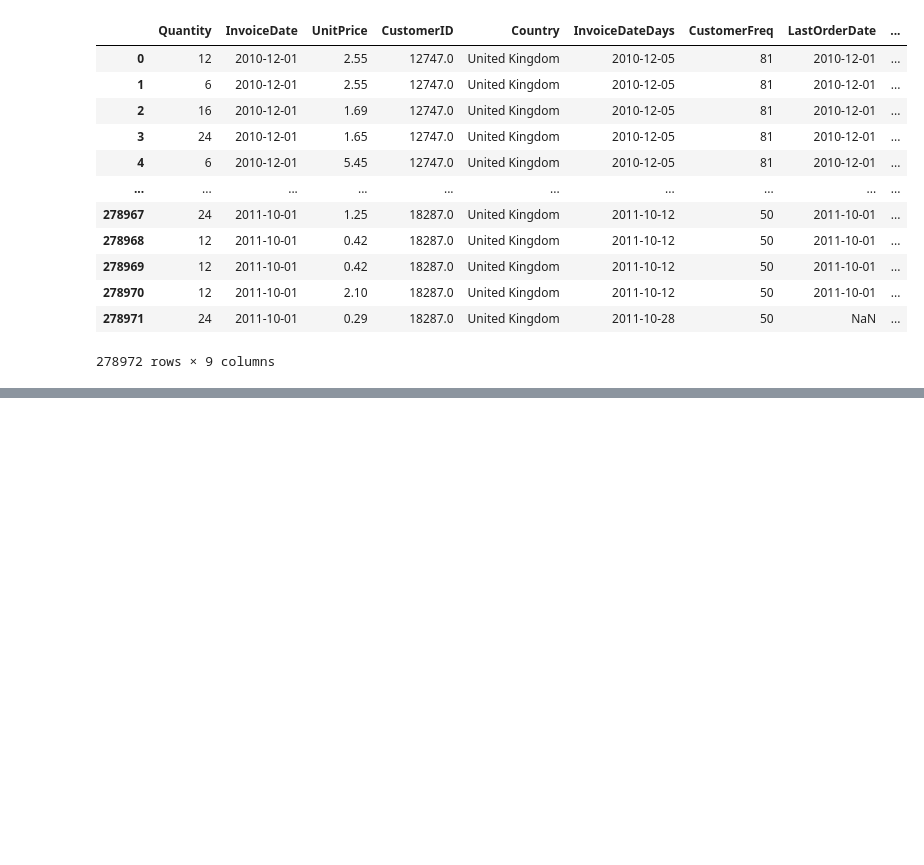
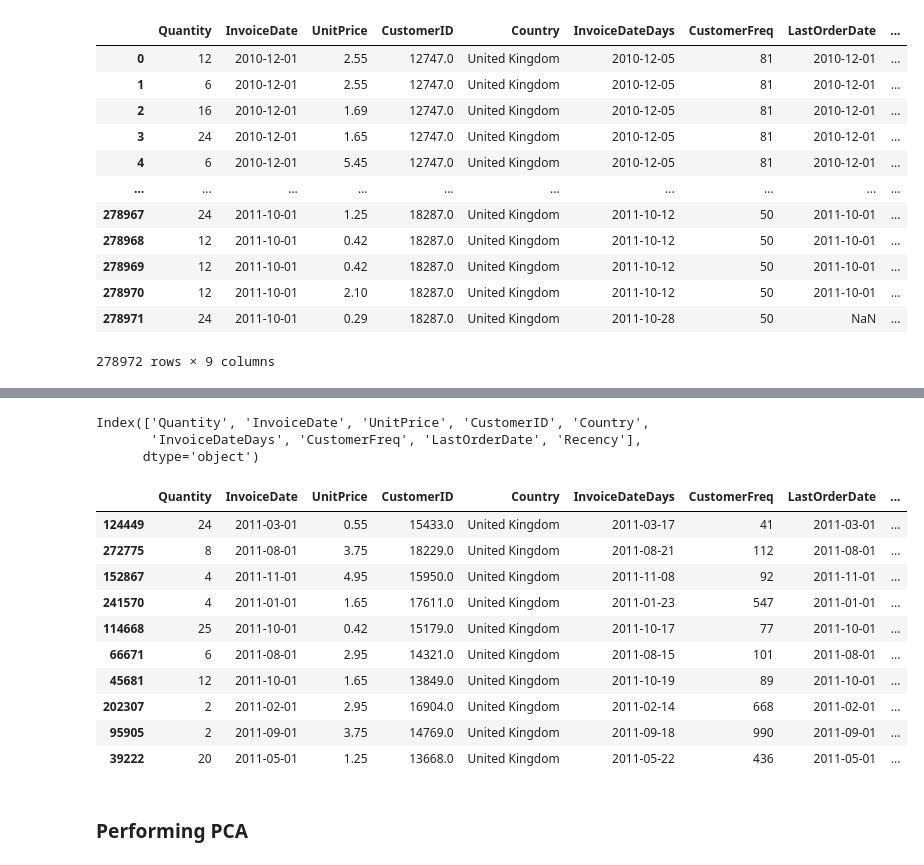
Before and after one commit to MoHassan01/Customer-segmentation, a Jupyter notebook: model.ipynb, the cells around one changed output, grey strips where cells are left out. Drawn from its saved outputs; the diff is of its cells as text; code cells hidden in the pictures; blank space fills up the shorter version.

```diff
--- a/model.ipynb
+++ b/model.ipynb
@@ -34,3 +35,34 @@ dtype: int64
 # %%
 # Dropping 3k Recency and LastOrderDate null values
 df.dropna(inplace=True)
+# %%
+df.columns
+# %% [output]
+Index(['Quantity', 'InvoiceDate', 'UnitPrice', 'CustomerID', 'Country',
+       'InvoiceDateDays', 'CustomerFreq', 'LastOrderDate', 'Recency'],
+      dtype='object')
+# %%
+# Get the total spendings for each customer
+
+# Creating total price per each order
+df['TotalPrice'] = df['UnitPrice'] * df['Quantity']
+
+# Creating dataframe containing total spending per CustomerID
+TotalCustomerSpending = df.groupby('CustomerID')['TotalPrice'].sum().reset_index()
+TotalCustomerSpending.columns = ['CustomerID', 'TotalCustomerSpending']
+
+# Merging two dataframes
+df = pd.merge(df, TotalCustomerSpending, how='left')
+df.sample(10)
+# %% [output]
+|  | Quantity | InvoiceDate | UnitPrice | CustomerID | Country | InvoiceDateDays | CustomerFreq | LastOrderDate | ... |
+| 124449 | 24 | 2011-03-01 | 0.55 | 15433.0 | United Kingdom | 2011-03-17 | 41 | 2011-03-01 | ... |
+| 272775 | 8 | 2011-08-01 | 3.75 | 18229.0 | United Kingdom | 2011-08-21 | 112 | 2011-08-01 | ... |
+| 152867 | 4 | 2011-11-01 | 4.95 | 15950.0 | United Kingdom | 2011-11-08 | 92 | 2011-11-01 | ... |
+| 241570 | 4 | 2011-01-01 | 1.65 | 17611.0 | United Kingdom | 2011-01-23 | 547 | 2011-01-01 | ... |
+| 114668 | 25 | 2011-10-01 | 0.42 | 15179.0 | United Kingdom | 2011-10-17 | 77 | 2011-10-01 | ... |
+| 66671 | 6 | 2011-08-01 | 2.95 | 14321.0 | United Kingdom | 2011-08-15 | 101 | 2011-08-01 | ... |
+| 45681 | 12 | 2011-10-01 | 1.65 | 13849.0 | United Kingdom | 2011-10-19 | 89 | 2011-10-01 | ... |
+| 202307 | 2 | 2011-02-01 | 2.95 | 16904.0 | United Kingdom | 2011-02-14 | 668 | 2011-02-01 | ... |
+| 95905 | 2 | 2011-09-01 | 3.75 | 14769.0 | United Kingdom | 2011-09-18 | 990 | 2011-09-01 | ... |
+| 39222 | 20 | 2011-05-01 | 1.25 | 13668.0 | United Kingdom | 2011-05-22 | 436 | 2011-05-01 | ... |
@@ -36,0 +76,2 @@ df.dropna(inplace=True)
+# %% [markdown]
+### Performing PCA
```
Also changed, not shown: parts of 5 cells of this notebook.
